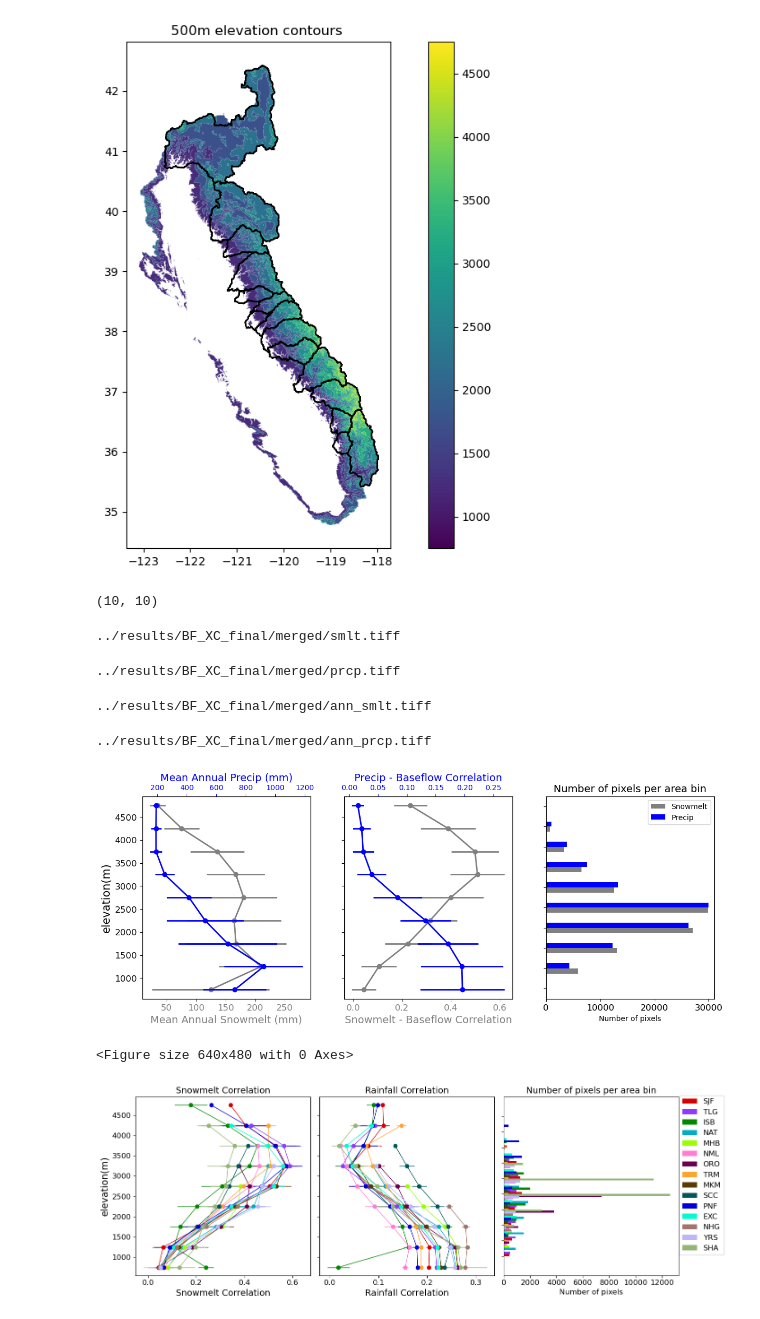
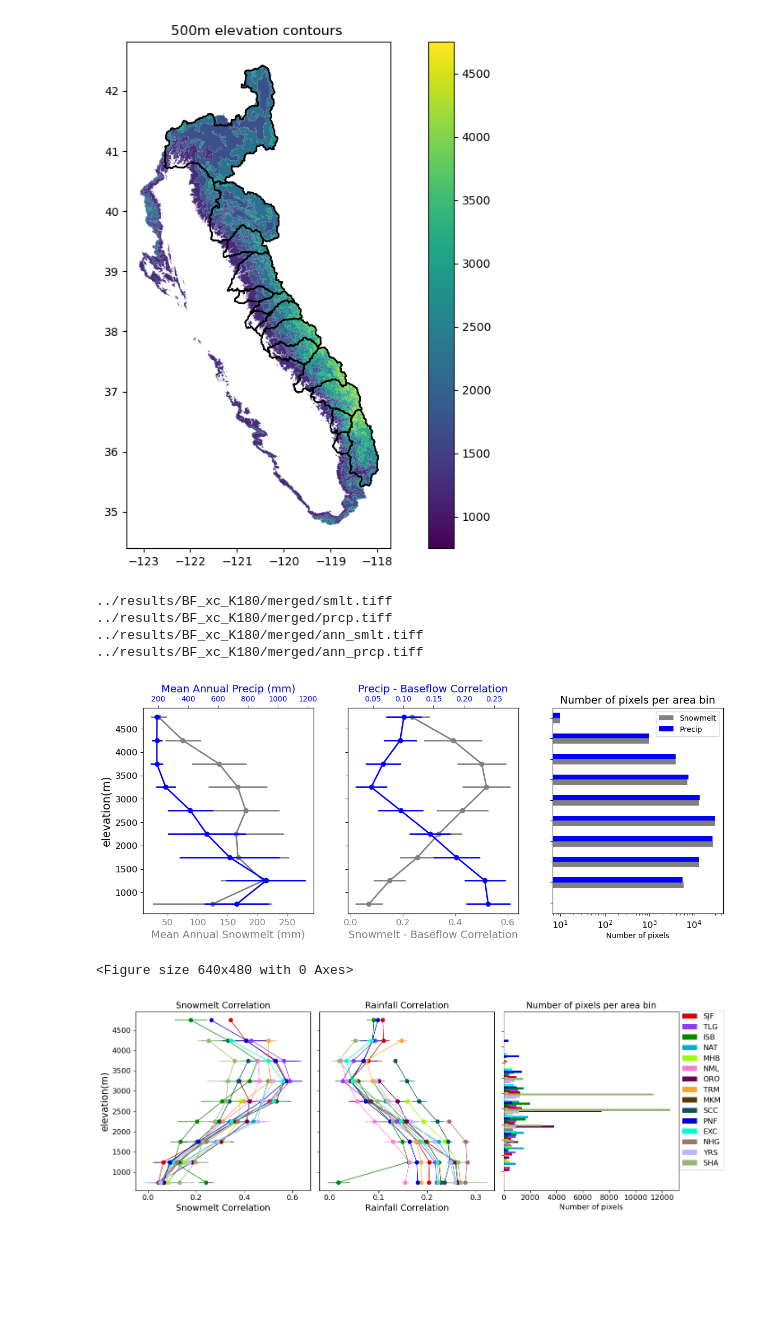
Before and after one commit to kashingtonDC/Baseflow_Source, a Jupyter notebook: code/05_XC_Figs.ipynb, the cells around one changed output. Cells and saved outputs as stored; diff of their text form; code cells hidden in the pictures; blank space fills up the shorter version.

```diff
--- a/code/05_XC_Figs.ipynb
+++ b/code/05_XC_Figs.ipynb
@@ -188,7 +191,7 @@ plt.show()
 # %% [output]
 [figure]
 # %%
-src = rio.open("../results/BF_XC_final/merged/prcp.tiff")
+src = rio.open("../results/BF_xc_K180/merged/prcp.tiff")
 arr = src.read(1)
 arr[arr==src.nodata] = np.nan
 
@@ -230,12 +233,8 @@ median_hts = np.linspace(250,4750,10)
 # Read each contour interval shape
 with fiona.open("../shape/contours_500m.shp", "r") as shapefile:
     shapes = [feature["geometry"] for feature in shapefile]
-
-len(shapes), len(median_hts)
-# %% [output]
-(10, 10)
 # %%
-merged_dir = "../results/BF_XC_final/merged/"
+merged_dir = "../results/BF_xc_K180/merged/"
 
 # Final results dict
 elev_res_fin = {}
@@ -273,10 +272,10 @@ for vartype in ['smlt','prcp','ann_smlt','ann_prcp'][:]:
 
     elev_res_fin[vartype] = tdf
 # %% [output]
-../results/BF_XC_final/merged/smlt.tiff
+../results/BF_xc_K180/merged/smlt.tiff
+../results/BF_xc_K180/merged/prcp.tiff
+../results/BF_xc_K180/merged/ann_smlt.tiff
+../results/BF_xc_K180/merged/ann_prcp.tiff
-../results/BF_XC_final/merged/prcp.tiff
-../results/BF_XC_final/merged/ann_smlt.tiff
-../results/BF_XC_final/merged/ann_prcp.tiff
 # %%
 # get n pixels as f (elevation) by var type
 
@@ -322,35 +321,36 @@ ax2 = plt.subplot(132)
 # ax2.set_title("Annual Means", size = 14)
 
 ax2.errorbar(masterdf['smlt_mean'],masterdf.index, xerr = masterdf['smlt_std'], color = 'gray', label = 'snowmelt mean', linewidth = 2,marker='o')
 
 ax2.tick_params(axis='both', which='major', labelsize=12)
 ax2.set_ylabel("")
 ax2.set_xlabel("Snowmelt - Baseflow Correlation", size =14, color = 'gray')
 ax2.tick_params(axis='x', colors='gray')
 
 ax3 = ax2.twiny()  # instantiate a second axes that shares the same x-axis
 ax3.errorbar(masterdf['prcp_mean'],masterdf.index, xerr = masterdf['prcp_std'], color = 'blue', label = 'snowmelt mean', linewidth = 2,marker='o')
 
 ax3.set_xlabel("Precip - Baseflow Correlation", size =14, color = 'blue')
 ax3.tick_params(axis='x', colors='blue')
 
 ax3.set(yticklabels=[])
 ax3.set_ylabel("")
 
 plt.subplot(133)
 num_df.columns = ['Snowmelt', "Precip"]
 ax4 = num_df.plot(kind = 'barh', ax = plt.gca(),color = ['gray', 'blue'])
 ax4.tick_params(axis='both', which='major', labelsize=12)
 ax4.set(yticklabels=[])
 ax4.set_ylabel("")
 ax4.set_xlabel("Number of pixels")
 ax4.set_title("Number of pixels per area bin", size = 14)
-ax4.set_xlim([0,31000])
+# ax4.set_xlim([0,31000])
+ax4.set_xscale('log')
 plt.show()
 
 plt.tight_layout()
 # %% [output]
-[figure, old version]
+[figure, new version]
 <Figure size 640x480 with 0 Axes>
 # %%
 # Make the same plots for every watershed
```
Also changed, not shown: parts of 9 cells of this notebook, 4 other files.
